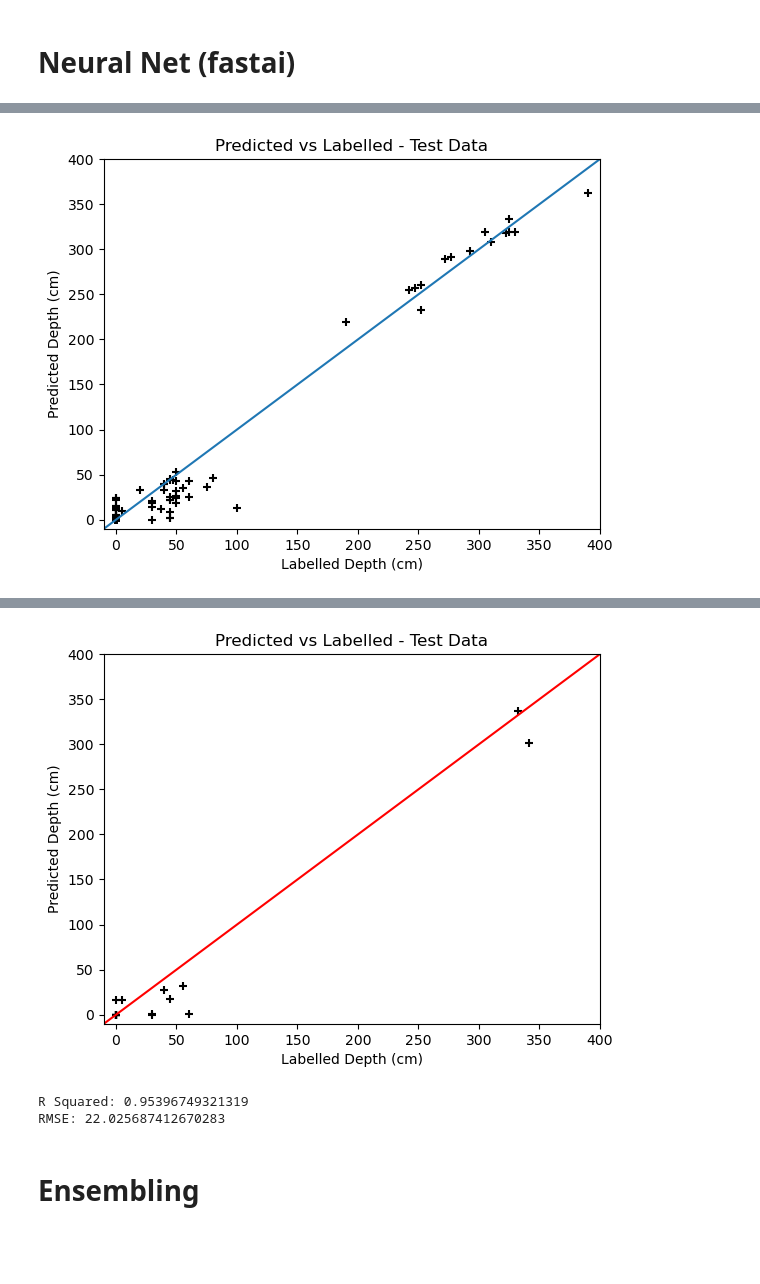
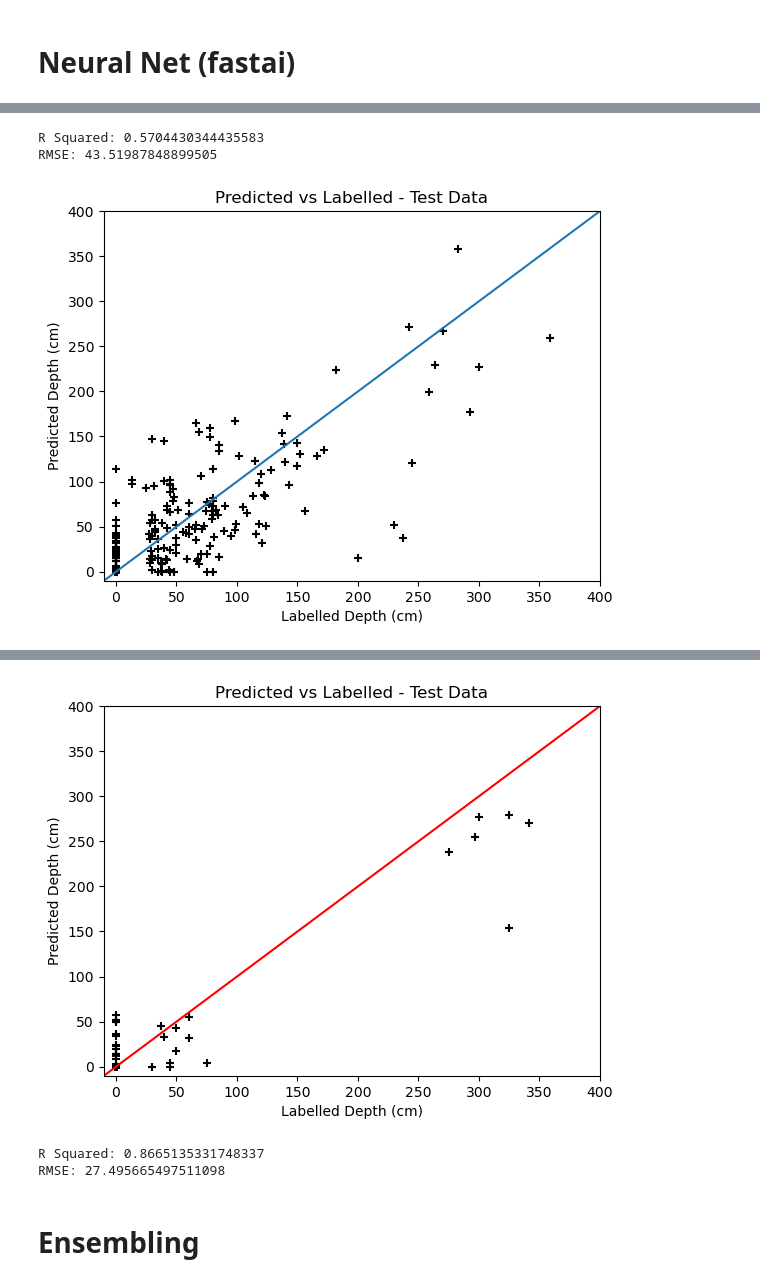
Before and after one commit to Hamish-Cam/depth-mapping, a Jupyter notebook: notebooks/1.0 Modelling.ipynb, the cells around one changed output, grey strips where cells are left out. Cells and saved outputs as stored; diff of their text form; code cells hidden in the pictures; blank space fills up the shorter version.

```diff
--- a/notebooks/1.0 Modelling.ipynb
+++ b/notebooks/1.0 Modelling.ipynb
@@ -36,9 +37,10 @@ df
 feature_names = [i for i in df.columns]
 feature_names.remove('depth')
 # %%
-# set aside 10% of the data for testing
-splits_test = TrainTestSplitter(test_size=0.1, random_state=42, shuffle=True)(df)
-test_df = df.iloc[splits_test[1],:]
+# set aside 30% of the new data for testing (ONLY USE NEW DATA since this is aim of model) - ~10% of all data
+df_newData = df.loc[df['date'] > 2018]
+splits_test = TrainTestSplitter(test_size=0.3, random_state=10, shuffle=True)(df_newData)
+test_df = df_newData.iloc[splits_test[1],:]
 
 # some models need explicit datasets
 x_test = test_df.drop('depth', axis=1)
@@ -45,0 +65,7 @@ y_test = test_df['depth']
+# %%
+# combine the unpicked data with the older data to make the new dataset that we choose train/val from
+df_unpicked = df_newData.iloc[splits_test[0],:]
+df_old = df.loc[df['date'] <= 2018]
+
+df = pd.concat([df_old, df_unpicked])
+df
@@ -46,7 +87,6 @@ y_test = test_df['depth']
 # %%
-# the remaining data (known as just our data now) should be split into training and validation sets
-df = df.iloc[splits_test[0],:]
-splits_train_val = RandomSplitter(valid_pct=0.2, seed=42)(df)
+# split randomly into training and testing
+splits_train_val = RandomSplitter(valid_pct=0.2, seed=10)(df)
 
 # for some models we need explicit datasets
 x_train = df.iloc[splits_train_val[0],:].drop('depth', axis=1)
@@ -198,7 +281,7 @@ dls = TabularPandas(
     cont_names=['AV_STK_100', 'AV_STK_150', 'AV_STK_30', 'Blue', 'Elevation', 'Green', 'NDMI', 'NDVI', 'NDWI', 'NIR',
                 'PALSAR_HH', 'PALSAR_HV', 'PALSAR_Index1', 'PALSAR_Index2', 'PALSAR_Index3', 'REdge1', 'REdge2',
                 'REdge3', 'REdge4', 'Red', 'SWIR1', 'SWIR2', 'Sen1_Index1', 'Sen1_Index2', 'Sen1_Index3', 'Sen1_VH',
-                'Sen1_VV', 'TWI', 'd2_River', 'd2_Watercourse', 'Landcover_conf'],
+                'Sen1_VV', 'TWI', 'd2_River', 'd2_Watercourse', 'Landcover_conf', 'date'],
     y_names="depth",
     y_block = RegressionBlock(),
 ).dataloaders(path=".")
@@ -275,21 +385,30 @@ learn.fit(15, lr=0.01)
 # %%
 # Use the trained model to get predictions for training dataset
-preds_train,_ = learn.get_preds(dl=dls.train)
+preds_val,_ = learn.get_preds(dl=dls.valid)
 
 # plot the predictions and calculate the rmse and R2 score
-plt.scatter(y_train, preds_train, c='black', marker='+');
+plt.scatter(y_val, preds_val, c='black', marker='+');
 plt.xlabel("Labelled Depth (cm)")
 plt.ylabel("Predicted Depth (cm)")
 plt.title("Predicted vs Labelled - Test Data");
 ax = plt.gca()
 ax.set_ylim([-10, 400]);
 ax.set_xlim([-10, 400]);
 
 # add a y=x line
 plt.plot([-10, 400], [-10, 400]);
+
+# calculate the R-Squared and RMSE error to model evaluation
+R_squared = r2_score(y_val, preds_val)
+print("R Squared:", R_squared)
+
+RMSE = mean_squared_error(y_val, preds_val, squared=False)
+print("RMSE:", RMSE)
 # %% [output]
 [interactive output not drawn]
+R Squared: 0.5704430344435583
+RMSE: 43.51987848899505
-[figure, old version]
+[figure, new version]
 # %%
 # test performance on the holdout dataset
 
@@ -314,7 +433,7 @@ ax.set_xlim([-10, 400]);
 # add a y=x line
 plt.plot([-10, 400], [-10, 400], c='red');
 # %% [output]
-[figure, old version]
+[figure, new version]
 # %%
 # calculate the R-Squared and RMSE error to model evaluation
 R_squared = r2_score(y_test, preds)
@@ -323,8 +442,8 @@ print("R Squared:", R_squared)
 RMSE = mean_squared_error(y_test, preds, squared=False)
 print("RMSE:", RMSE)
 # %% [output]
-R Squared: 0.95396749321319
-RMSE: 22.025687412670283
+R Squared: 0.8665135331748337
+RMSE: 27.495665497511098
 # %% [markdown]
 # Ensembling
 # %%
```
Also changed, not shown: parts of 25 cells of this notebook, 1 other file.
